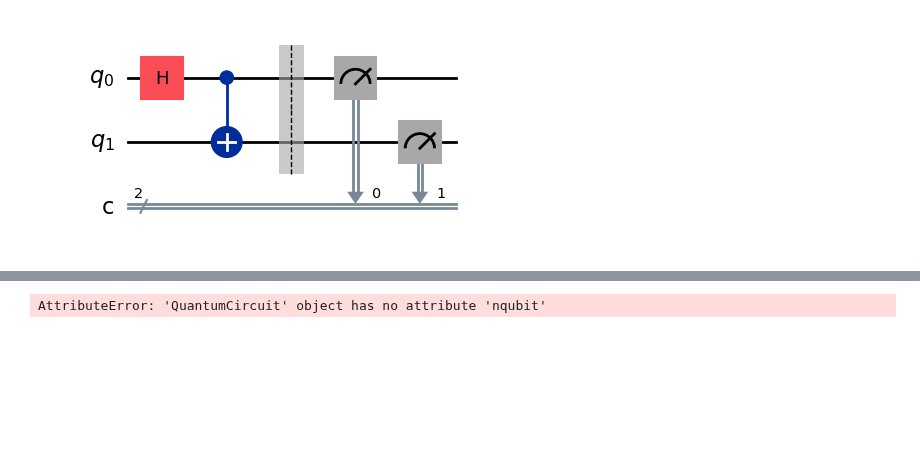
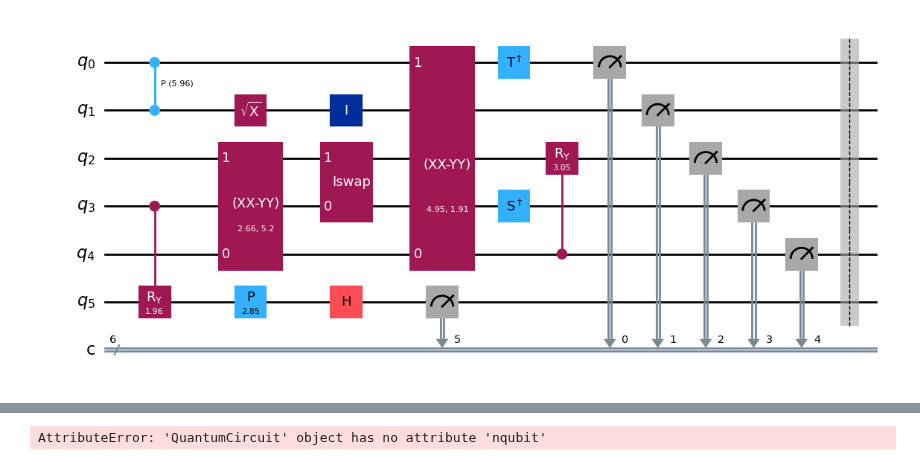
Before and after one commit to CERN-IT-INNOVATION/quantum-gates, a Jupyter notebook: src/01try_ECR.ipynb, the cells around one changed output, grey strips where cells are left out. Saved outputs shown, nothing was run; the diff lists cells and outputs as text; code cells hidden in the pictures; blank space fills up the shorter version.

```diff
--- a/src/01try_ECR.ipynb
+++ b/src/01try_ECR.ipynb
@@ -23,50 +23,42 @@ provider = IBMProvider(token=IBM_TOKEN)
 backend = provider.get_backend('ibm_brisbane')
 prop = backend.properties()
 # %%
-N_QUBIT = 2
-N_BIT = 2
+N_QUBIT = 6
+N_BIT = N_QUBIT
 
-circ = QuantumCircuit(N_QUBIT,N_BIT)
+
+circ = random_circuit(N_QUBIT, 3, seed = 1, measure=True)
 
 """
 circ.rz(np.pi/2, 1)
 circ.rz(-np.pi/2, 0)
 
 circ.sx(0)
 circ.sx(1)
 
 circ.rz(np.pi/2, 0)
 circ.rz(-np.pi/2, 1)
 
 circ.ecr(1,0)
 
 
 circ.rz(np.pi/2,1)
 circ.rz(np.pi/2,0)
 
 circ.sx(0)
 circ.sx(1)
 
 circ.rz(np.pi/2,1)
 circ.rz(np.pi/2,0)
 """
 
-#circ.ecr(0,1)
-
-circ.h(0)
-circ.cx(0,1)
-
-
-
-
-
 
 
 circ.barrier(range(N_QUBIT))
-circ.measure(range(N_QUBIT),range(N_QUBIT))
+#circ.measure(range(N_QUBIT),range(N_QUBIT))
 circ.draw('mpl')
 # %% [output]
-[figure, old version]
+[figure, new version]
 # %%
 config = {
     "backend": {
```
Also changed, not shown: parts of 12 cells of this notebook, 3 other files.
